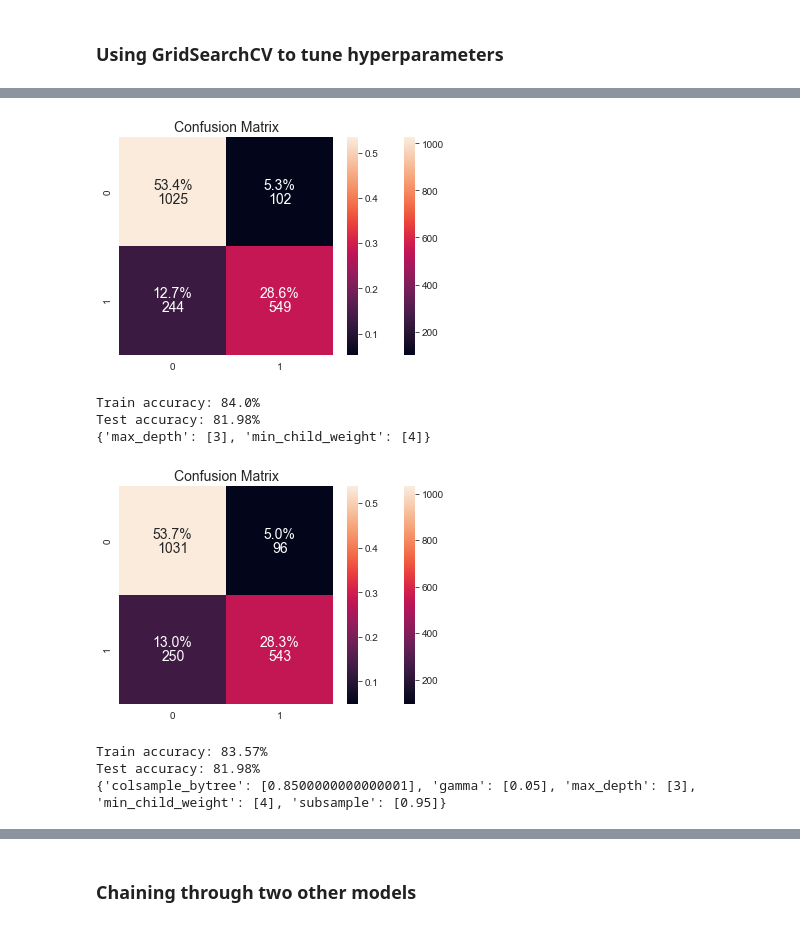
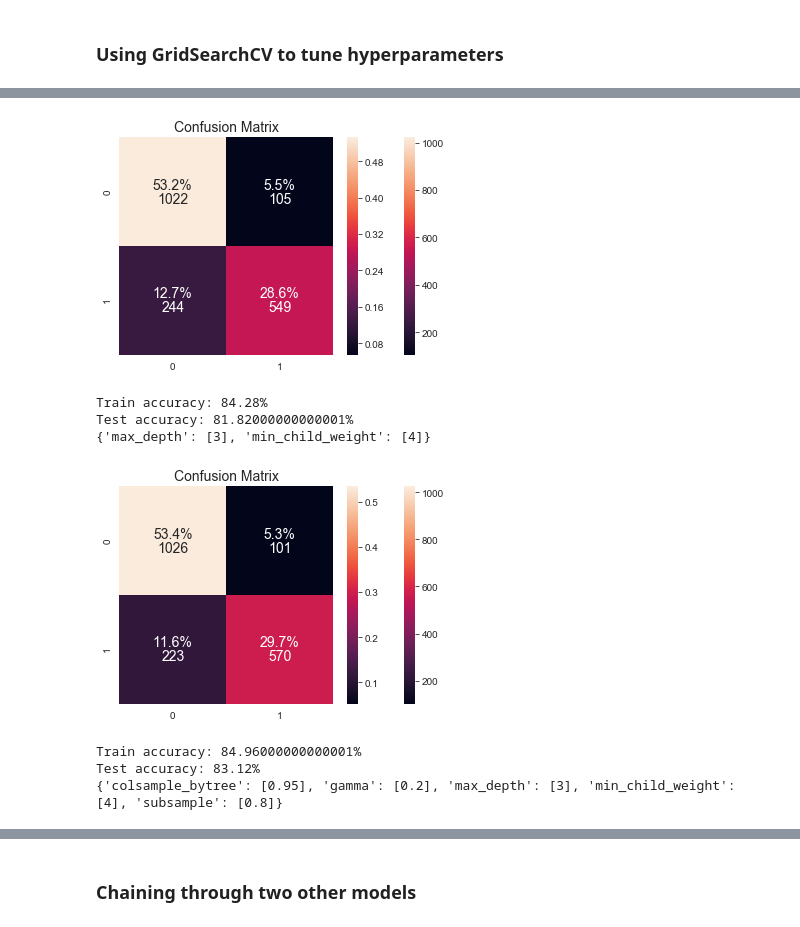
Before and after one commit to magnawhale/dsc-mod-5-project-online-ds-ft-051319, a Jupyter notebook: student.ipynb, the cells around one changed output, grey strips where cells are left out. Saved outputs shown, nothing was run; the diff lists cells and outputs as text; code cells hidden in the pictures.

```diff
--- a/student.ipynb
+++ b/student.ipynb
@@ -480,7 +480,8 @@ ranked_classifiers
 ### Trying XGBoost without PCA
 # %%
 # create a function to automate model fitting and visualizing feature importance
-def modelfit(alg, x_tr, y_tr, x_tst, y_tst, n_estims=1000, early_stopping_rounds=10):
+def modelfit(alg, x_tr, y_tr, x_tst, y_tst, n_estims=1000,
+             early_stopping_rounds=10, eval_metric='error@.8'):
     """
     Inputs:
     alg: instantiated model
@@ -491,7 +492,8 @@ def modelfit(alg, x_tr, y_tr, x_tst, y_tst, n_estims=1000, early_stopping_rounds
     """
     #Fit the algorithm on the data
     eval_set = [(x_tst, y_tst)]
-    alg.fit(x_tr, y_tr, eval_metric='error@.8', eval_set=eval_set, early_stopping_rounds=10)
+    alg.fit(x_tr, y_tr, eval_metric=eval_metric, eval_set=eval_set,
+            verbose=False, early_stopping_rounds=10)
 
     #Predict training set:
     dtrain_predictions = alg.predict(x_tr)
@@ -685,13 +663,6 @@ Test accuracy : 0.8026041666666667
 ### Using GridSearchCV to tune hyperparameters
 # %%
 # defining functions to get the best parameters
-def convert_params(best_params):
-    params = {}
-    for key, val in best_params.items():
-        params[key] = [val]
-    return params
-
-
 def get_best_params(cv_results):
     """
     input:     model.cv_results_
@@ -704,11 +675,15 @@ def get_best_params(cv_results):
     dfp['harmonic'] = 2 / ((1 / dfp['mean_test_score']) + (1 / (1-dfp['test_train_diff'])))
     dfp.sort_values(by='harmonic', ascending=False, inplace=True)
     dfp.reset_index(drop=True, inplace=True)
-    return convert_params(dfp.iloc[0].params)
+
+    params = {}
+    for key, val in dfp.iloc[0].params.items():
+        params[key] = [val]
+    return params
 # %%
 def gridsearch_params(estimator, params_test, old_params=None,
                       update_params=True, scoring='accuracy',
-                      eval_metric='error@.75', xgb=False):
+                      eval_metric='error@.80', xgb=False):
     """
     Inputs an instantiated estimator and a dictionary of parameters
     for tuning (optionally an old dictionary of established parameters)
@@ -755,24 +742,24 @@ xgb1a = XGBClassifier(learning_rate=0.1, n_estimators=1000,
 best_params, xgb_gs1 = gridsearch_params(xgb1a, param_test1,
                                          update_params=False, xgb=True)
 # %% [output]
-[figure, old version]
+[figure, new version]
-Train accuracy: 84.0%
-Test accuracy: 81.98%
+Train accuracy: 84.28%
+Test accuracy: 81.82000000000001%
 {'max_depth': [3], 'min_child_weight': [4]}
 # %%
-param_test2 = {'gamma': np.linspace(0.0, 0.2, 5),
+param_test2 = {'gamma': np.linspace(0.0, 0.25, 6),
                'subsample':np.linspace(.8, 1.0, 5),
                'colsample_bytree':np.linspace(.8, 1.0, 5)
               }
 xgb1a = XGBClassifier(learning_rate=0.1, n_estimators=1000,
                       objective='binary:logistic', nthread=4, seed=42)
 best_params, xgb_gs2 = gridsearch_params(xgb1a, param_test2, best_params,
                                          update_params=True, xgb=True)
 # %% [output]
-[figure, old version]
+[figure, new version]
-Train accuracy: 83.57%
-Test accuracy: 81.98%
-{'colsample_bytree': [0.8500000000000001], 'gamma': [0.05], 'max_depth': [3], 'min_child_weight': [4], 'subsample': [0.95]}
+Train accuracy: 84.96000000000001%
+Test accuracy: 83.12%
+{'colsample_bytree': [0.95], 'gamma': [0.2], 'max_depth': [3], 'min_child_weight': [4], 'subsample': [0.8]}
 # %%
 # be sure to input values seen in printout above!
 mod_xgb_grid = XGBClassifier(learning_rate=0.1, n_estimators=1000,
```
Also changed, not shown: parts of 24 cells of this notebook.
